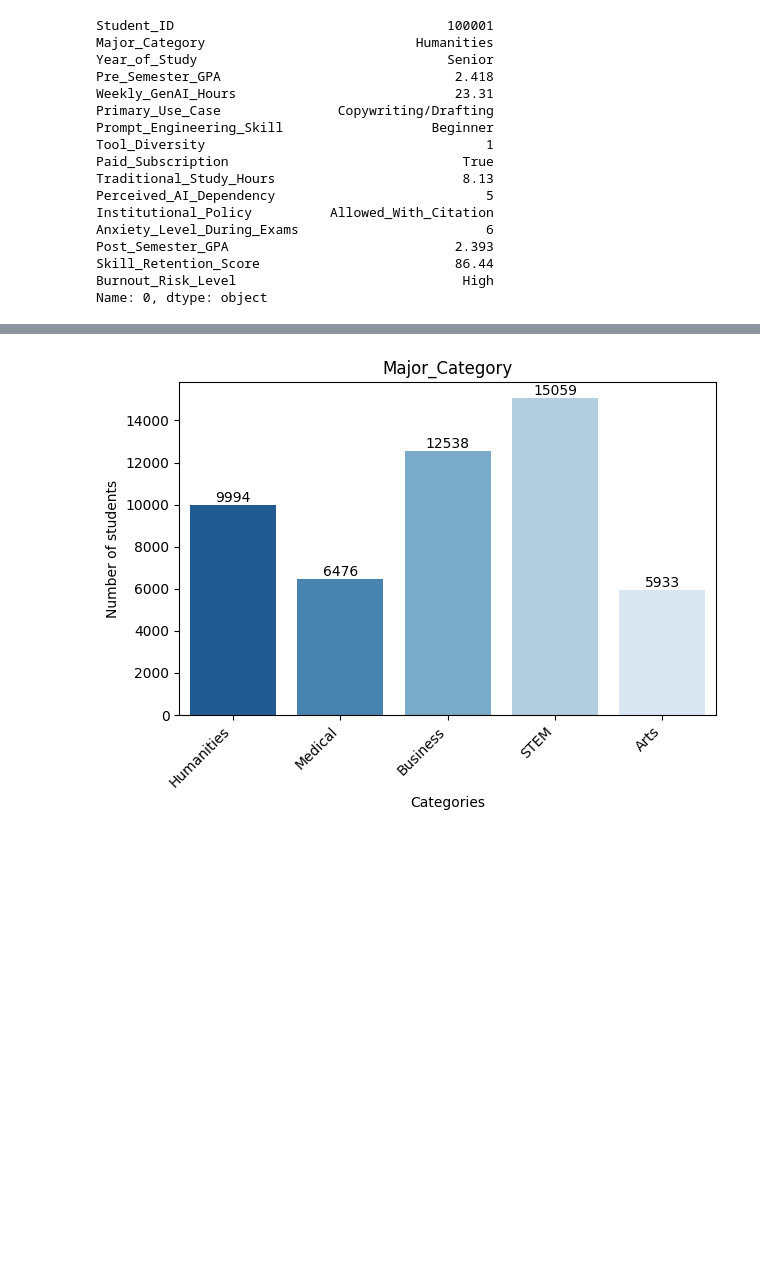
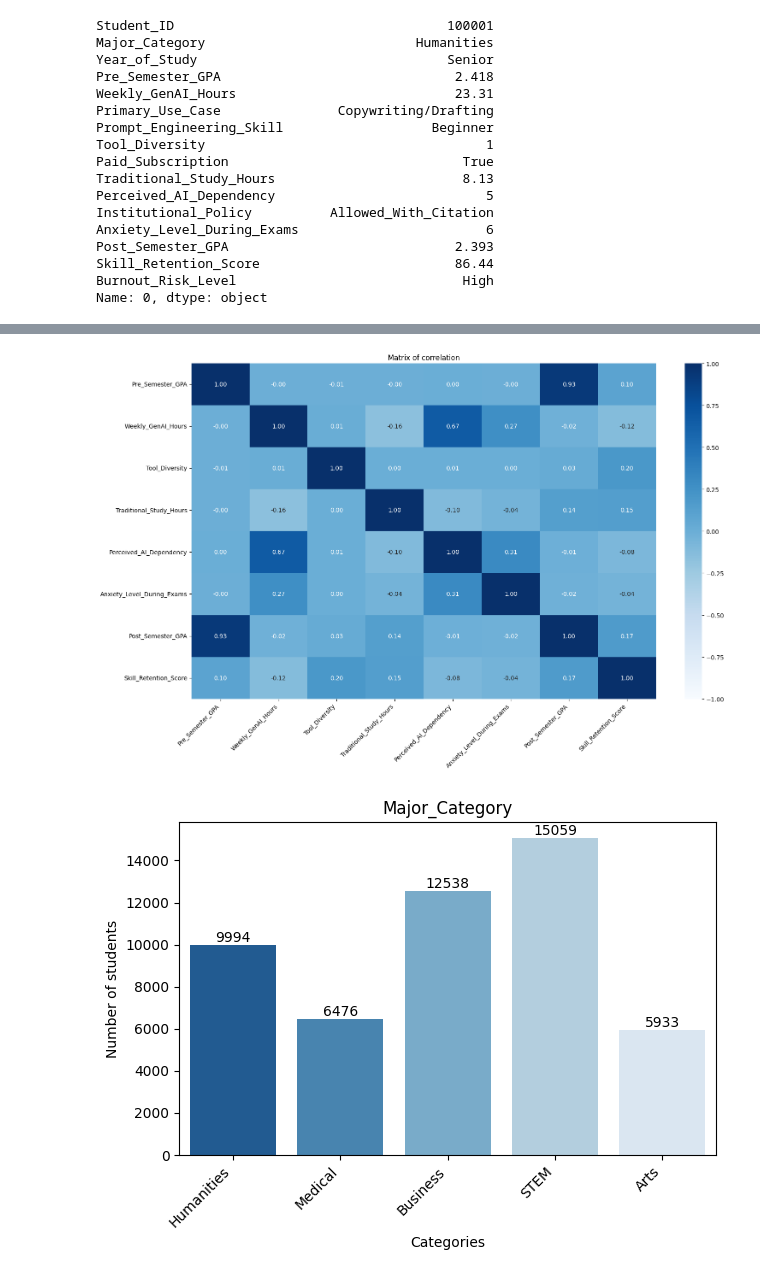
Before and after one commit to vdnfgg/PMN-26L_Projekt, a Jupyter notebook: analiza_danych.ipynb, the cells around one changed output, grey strips where cells are left out. Cells and saved outputs as stored; diff of their text form; code cells hidden in the pictures; blank space fills up the shorter version.

```diff
--- a/analiza_danych.ipynb
+++ b/analiza_danych.ipynb
@@ -102,0 +104,12 @@ df.describe()
+# %%
+# Wstępna korelacja danych
+correlation_matrix = df.drop(columns = ["Student_ID"]).select_dtypes(include=['number']).corr()
+
+headers = ["Columns      \\      Columns", "Pre_Semester_GPA","Weekly_GenAI_Hours",
+           "Tool_Diversity", "Traditional_Study_Hours","Perceived_AI_Dependency",
+           "Anxiety_Level_During_Exams",  "Post_Semester_GPA", "Skill_Retention_Score"]
+
+print(tabulate(correlation_matrix, headers = headers))
+# 1.00 Silna korelacja danych
+# 0.00 Brak korelacji danych
+# -1.00 Silna korelacja ujemna (Im więcej X, tym mniej Y)
@@ -103,3 +127,21 @@ df.describe()
+# %%
+# Ilustacja korelacji danych
+plt.figure(figsize=(16, 10))
+sns.heatmap(correlation_matrix,
+            annot=True,      # wypisanie dokładnych wartości
+            fmt=".2f" ,      # Zaokrąglenie liczba do 2 miejsc po przecinku
+            cmap="Blues",
+            vmin=-1,
+            vmax=1
+            )
+
+
+plt.title("Matrix of correlation")
+plt.xticks(rotation=45, ha="right")
+plt.tight_layout()
+plt.show()
+# %% [output]
+[figure, added]
 # %%
 # Ilustracja danych - które są tekstem lub boolem
 def data_illustration1(df):
```
Also changed, not shown: parts of 2 cells of this notebook.
